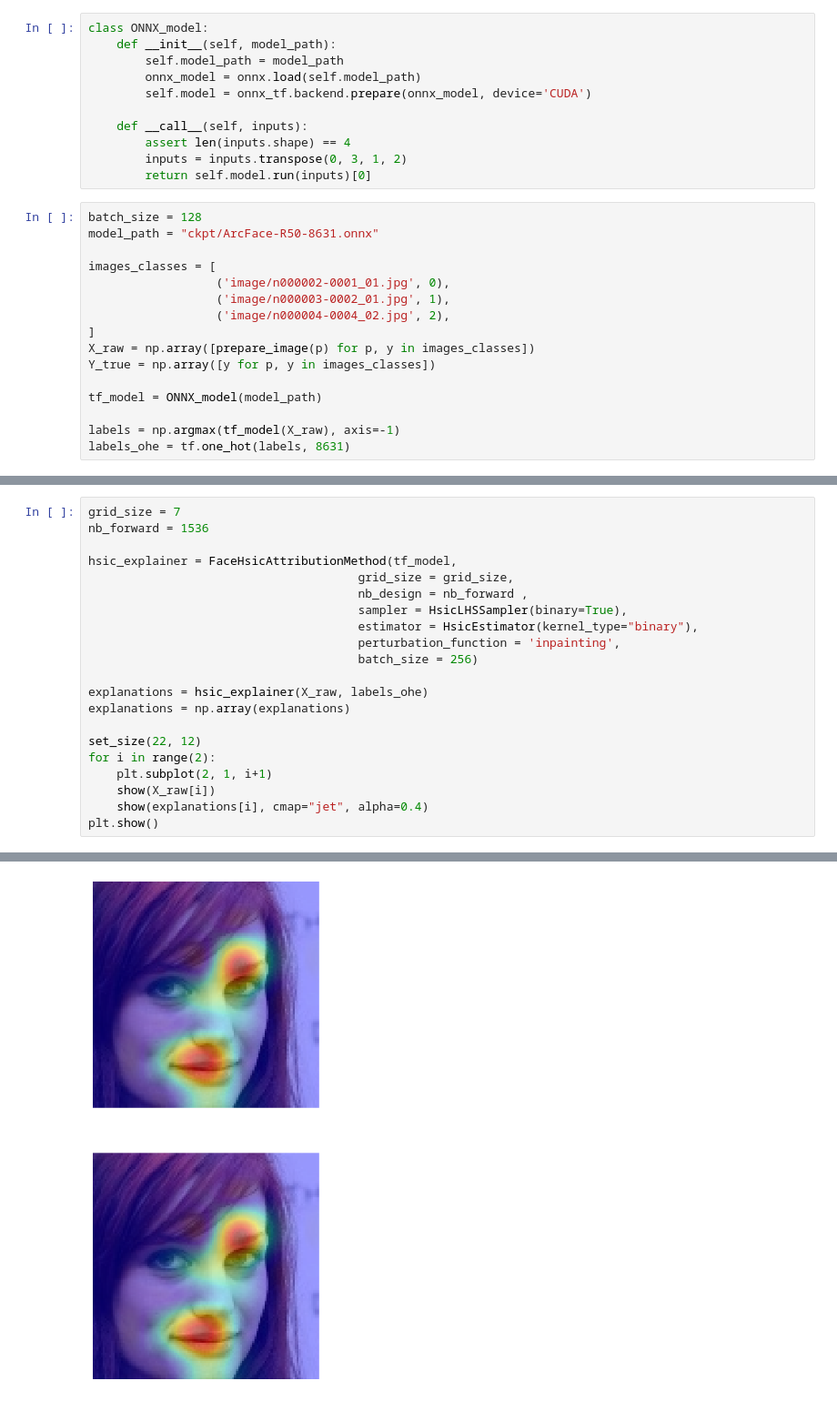
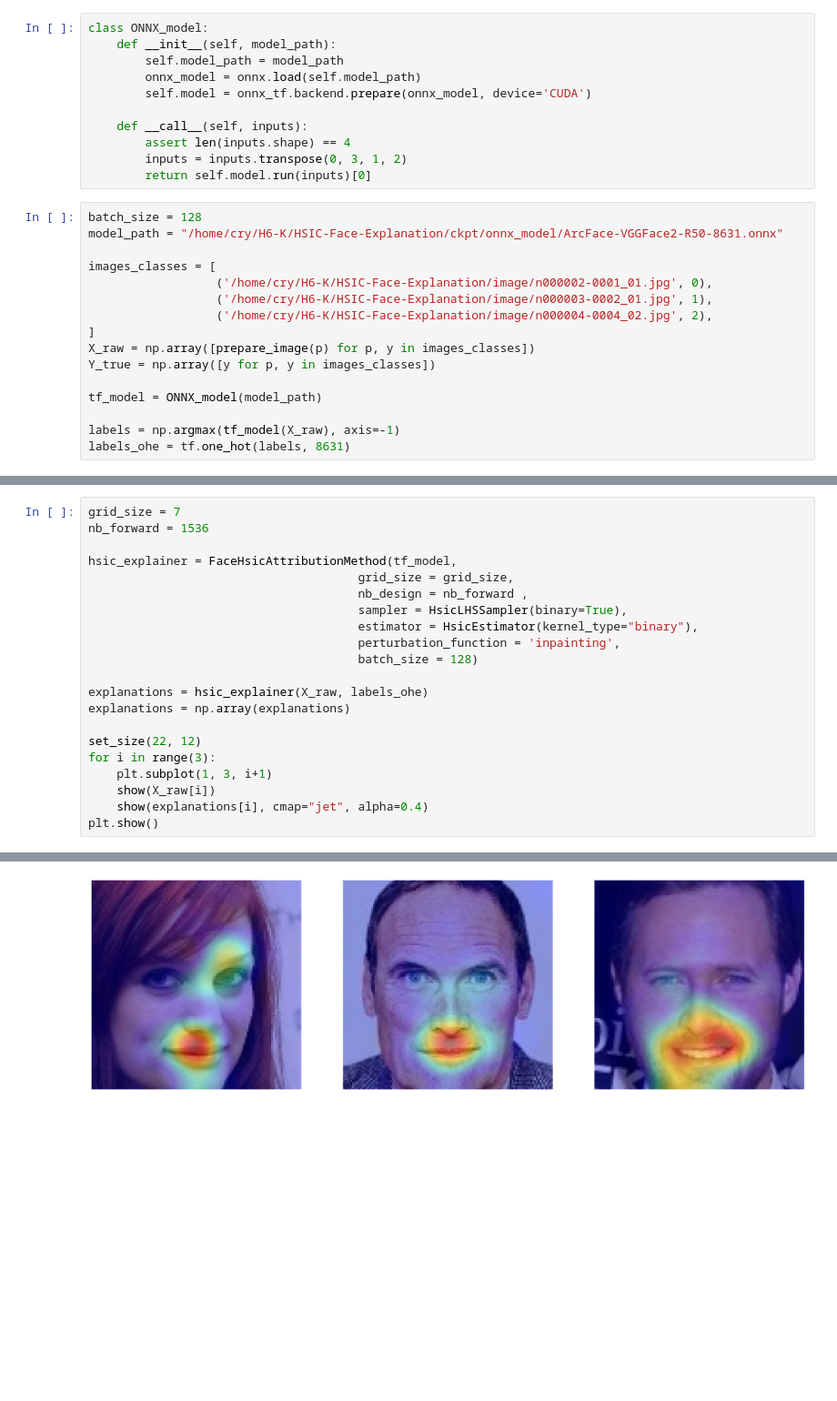
Before and after one commit to RuoyuChen10/SMDL-Attribution, a Jupyter notebook: face_explanation.ipynb, the cells around one changed output, grey strips where cells are left out. Shown at 91% size. Drawn from its saved outputs; the diff is of its cells as text; blank space fills up the shorter version.

```diff
--- a/face_explanation.ipynb
+++ b/face_explanation.ipynb
@@ -69,12 +69,12 @@ class ONNX_model:
         return self.model.run(inputs)[0]
 # %%
 batch_size = 128
-model_path = "ckpt/ArcFace-R50-8631.onnx"
+model_path = "/home/cry/H6-K/HSIC-Face-Explanation/ckpt/onnx_model/ArcFace-VGGFace2-R50-8631.onnx"
 
 images_classes = [
-                  ('image/n000002-0001_01.jpg', 0),
-                  ('image/n000003-0002_01.jpg', 1),
-                  ('image/n000004-0004_02.jpg', 2),
+                  ('/home/cry/H6-K/HSIC-Face-Explanation/image/n000002-0001_01.jpg', 0),
+                  ('/home/cry/H6-K/HSIC-Face-Explanation/image/n000003-0002_01.jpg', 1),
+                  ('/home/cry/H6-K/HSIC-Face-Explanation/image/n000004-0004_02.jpg', 2),
 ]
 X_raw = np.array([prepare_image(p) for p, y in images_classes])
 Y_true = np.array([y for p, y in images_classes])
@@ -93,14 +96,14 @@ hsic_explainer = FaceHsicAttributionMethod(tf_model,
                                       sampler = HsicLHSSampler(binary=True),
                                       estimator = HsicEstimator(kernel_type="binary"),
                                       perturbation_function = 'inpainting',
-                                      batch_size = 256)
+                                      batch_size = 128)
 
 explanations = hsic_explainer(X_raw, labels_ohe)
 explanations = np.array(explanations)
 
 set_size(22, 12)
-for i in range(2):
-    plt.subplot(2, 1, i+1)
+for i in range(3):
+    plt.subplot(1, 3, i+1)
     show(X_raw[i])
     show(explanations[i], cmap="jet", alpha=0.4)
 plt.show()
@@ -116 +117 @@ plt.show()
-[figure, old version]
+[figure, new version]
```
Also changed, not shown: parts of 4 cells of this notebook, 1 other file.
